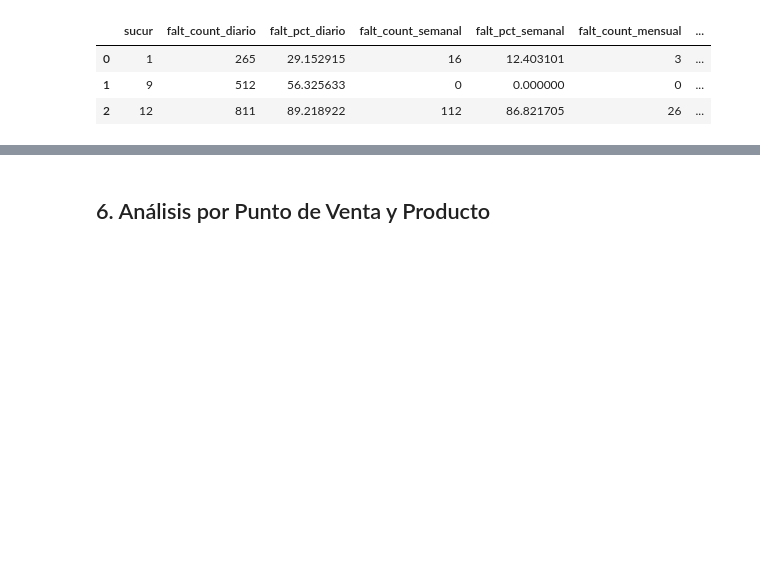
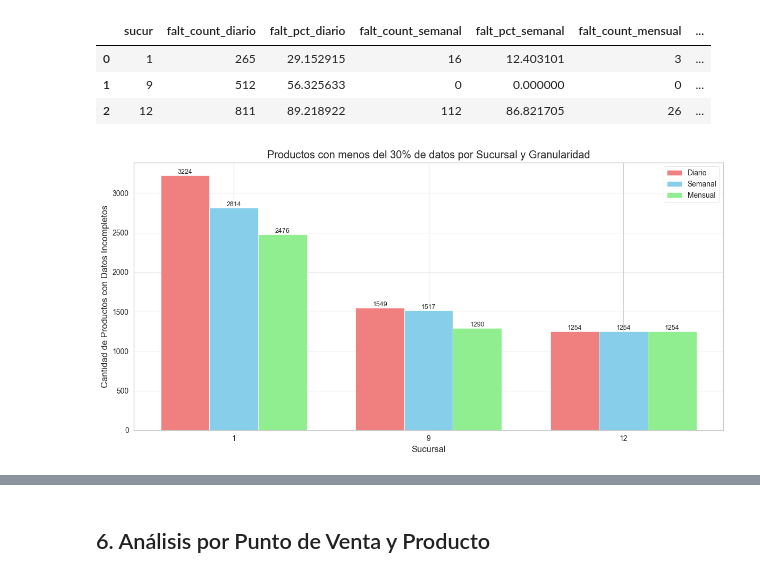
Before and after one commit to SantiagoCastellanos14/m11-practico1-eda, a Jupyter notebook: notebooks/practico_1_eda.ipynb, the cells around one changed output, grey strips where cells are left out. Drawn from its saved outputs; the diff is of its cells as text; code cells hidden in the pictures; blank space fills up the shorter version.

Commit message:
Complemento a análisis de producto x temporalidad y conclusiones provisorias

```diff
--- a/notebooks/practico_1_eda.ipynb
+++ b/notebooks/practico_1_eda.ipynb
@@ -1115,3 +1129,95 @@ display(stats_df)
 | 0 | 1 | 265 | 29.152915 | 16 | 12.403101 | 3 | ... |
 | 1 | 9 | 512 | 56.325633 | 0 | 0.000000 | 0 | ... |
 | 2 | 12 | 811 | 89.218922 | 112 | 86.821705 | 26 | ... |
+# %%
+# Análisis de productos con datos incompletos por sucursal y granularidad temporal para entender nuestro potencial predictivo x producto y sucursal.
+def analizar_productos_incompletos(df, umbral=0.7):
+    """
+    Analiza cuántos productos por sucursal no cumplen con el umbral mínimo de datos
+    para cada granularidad temporal (diaria, semanal, mensual)
+    """
+
+    idx_diario = pd.date_range(df['fecha'].min(), df['fecha'].max(), freq='D')
+    idx_semanal = pd.date_range(df['fecha'].min(), df['fecha'].max(), freq='W')
+    idx_mensual = pd.date_range(df['fecha'].min(), df['fecha'].max(), freq='ME')
+
+    sucursales = sorted(df['sucur'].unique())
+    resultados = []
+
+    for sucur in sucursales:
+        df_sucur = df[df['sucur'] == sucur]
+
+        # tablas pivot
+        pivot_d = df_sucur.pivot_table(index='fecha', columns='descrip', values='precio_total', aggfunc='sum').reindex(idx_diario)
+        pivot_s = df_sucur.groupby([pd.Grouper(key='fecha', freq='W'), 'descrip'])['precio_total'].sum().unstack('descrip').reindex(idx_semanal)
+        pivot_m = df_sucur.groupby([pd.Grouper(key='fecha', freq='ME'), 'descrip'])['precio_total'].sum().unstack('descrip').reindex(idx_mensual)
+
+        #Calculamos porcentaje de datos completos -dada la granularidad- por producto
+        pct_datos_d = (1 - pivot_d.isna().mean())
+        pct_datos_s = (1 - pivot_s.isna().mean())
+        pct_datos_m = (1 - pivot_m.isna().mean())
+
+        # Chequeamos y contamos aquellos productos que no cumplen con el umbral mínimo
+        productos_incompletos_d = (pct_datos_d < umbral).sum()
+        productos_incompletos_s = (pct_datos_s < umbral).sum()
+        productos_incompletos_m = (pct_datos_m < umbral).sum()
+
+        total_productos = df_sucur['descrip'].nunique()
+
+        resultados.append({
+            'Sucursal': sucur,
+            'Total_Productos': total_productos,
+            'Diario': productos_incompletos_d,
+            'Semanal': productos_incompletos_s,
+            'Mensual': productos_incompletos_m
+        })
+
+    return pd.DataFrame(resultados)
+
+
+#####################
+## Umbral mínimo de datos completos dada la granularidad temporal.
+## Abajo encontraremos un gráfico y una tabla que enumeran la cantidad de productos por sucursal que,
+## dada una granularidad temporal (diaria, semanal, mensual), no llegan al umbral mínimo de datos completos.
+umbral = 0.3
+df_incompletos = analizar_productos_incompletos(df_viz_desc, umbral)
+
+
+fig, ax = plt.subplots(figsize=(12, 6))
+
+x = np.arange(len(df_incompletos))
+width = 0.25
+
+bars1 = ax.bar(x - width, df_incompletos['Diario'], width, label='Diario', color='lightcoral')
+bars2 = ax.bar(x, df_incompletos['Semanal'], width, label='Semanal', color='skyblue')
+bars3 = ax.bar(x + width, df_incompletos['Mensual'], width, label='Mensual', color='lightgreen')
+
+for bars in [bars1, bars2, bars3]:
+    for bar in bars:
+        height = bar.get_height()
+        ax.text(bar.get_x() + bar.get_width()/2., height + 0.5,
+                f'{int(height)}', ha='center', va='bottom', fontsize=9)
+
+ax.set_xlabel('Sucursal')
+ax.set_ylabel('Cantidad de Productos con Datos Incompletos')
+ax.set_title(f'Productos con menos del {umbral*100:.0f}% de datos por Sucursal y Granularidad')
+ax.set_xticks(x)
+ax.set_xticklabels(df_incompletos['Sucursal'])
+ax.legend()
+ax.grid(axis='y', alpha=0.3)
+
+plt.tight_layout()
+plt.show()
+
+
+print(f"\nRESUMEN: Productos con menos del {umbral*100:.0f}% de datos completos")
+print("=" * 60)
+
+df_resumen = df_incompletos.copy()
+df_resumen['%_Diario'] = (df_resumen['Diario'] / df_resumen['Total_Productos'] * 100).round(1)
+df_resumen['%_Semanal'] = (df_resumen['Semanal'] / df_resumen['Total_Productos'] * 100).round(1)
+df_resumen['%_Mensual'] = (df_resumen['Mensual'] / df_resumen['Total_Productos'] * 100).round(1)
+
+display(df_resumen.set_index('Sucursal'))
+# %% [output]
+[figure, added]
```
Also changed, not shown: parts of 12 cells of this notebook.
